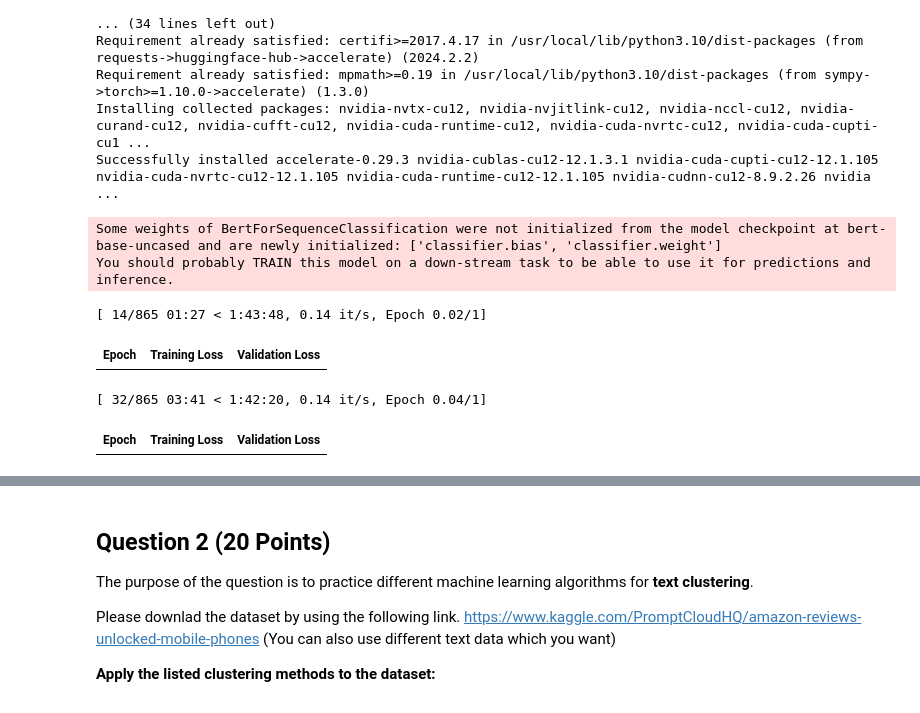
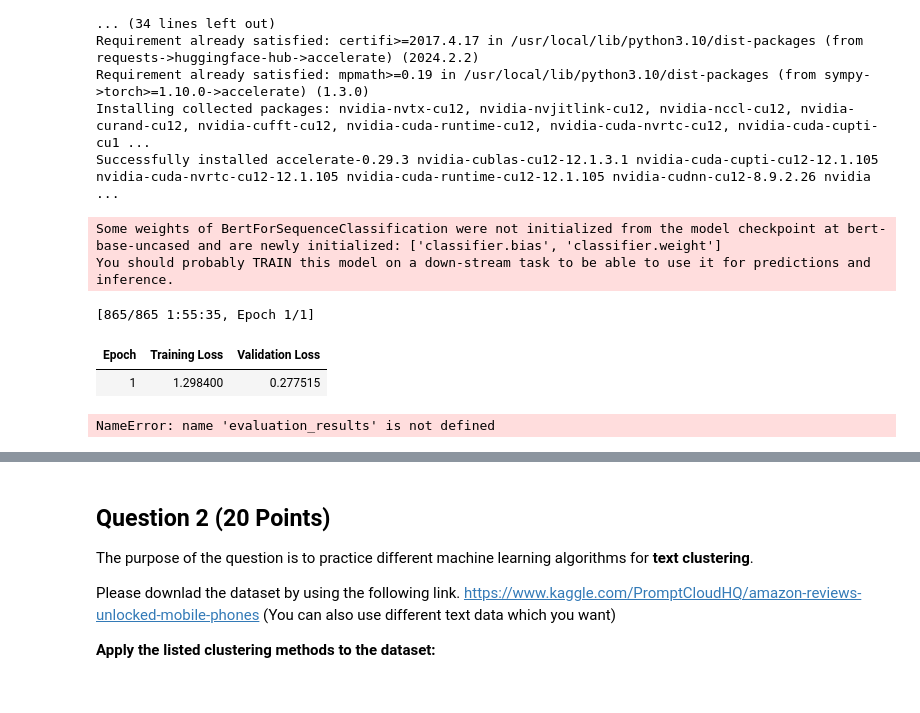
Before and after one commit to vicky1402/Spring_Info5731, a Jupyter notebook: Rampelli_vivekraj_Exercise_5.ipynb, the cells around one changed output, grey strips where cells are left out. Saved outputs shown, nothing was run; the diff lists cells and outputs as text; code cells hidden in the pictures.

```diff
--- a/Rampelli_vivekraj_Exercise_5.ipynb
+++ b/Rampelli_vivekraj_Exercise_5.ipynb
@@ -368,64 +368,33 @@ class TextDataset(Dataset):
 # Prepare datasets
 train_dataset = TextDataset(train_reviews, train_labels_tensor, tokenizer)
 test_dataset = TextDataset(test_reviews, test_labels_tensor, tokenizer)
 
 # Set up training arguments
 training_args = TrainingArguments(
     output_dir='./results',
     num_train_epochs=1,  # Ensure at least one full pass over the data
     per_device_train_batch_size=8,
     per_device_eval_batch_size=16,
     warmup_steps=50,  # Reduced to better fit smaller datasets
     weight_decay=0.01,
     logging_dir='./logs',
     evaluation_strategy="epoch"  # Change to evaluate at the end of each epoch
 )
 
 # Initialize Trainer
 trainer = Trainer(
     model=model,
     args=training_args,
     train_dataset=train_dataset,
     eval_dataset=test_dataset
 )
 
 # Train and evaluate
 trainer.train()
-
-
-
-results = {
-    'BERT': {
-        'Accuracy': evaluation_results.get('eval_accuracy', 0),
-        'Recall': evaluation_results.get('eval_recall', 0),
-        'Precision': evaluation_results.get('eval_precision', 0),
-        'F1 Score': evaluation_results.get('eval_f1', 0)
-    }
-}
-
-# Get predictions for the test dataset
-predictions = trainer.predict(test_dataset)
-
-# Extract predicted labels and true labels, and convert them to numpy arrays
-predicted_labels = predictions.predictions.argmax(axis=1)
-true_labels = test_labels_tensor.numpy()
-
-# Calculate evaluation metrics
-accuracy = accuracy_score(true_labels, predicted_labels)
-precision = precision_score(true_labels, predicted_labels, zero_division=0)
-recall = recall_score(true_labels, predicted_labels, zero_division=0)
-f1 = f1_score(true_labels, predicted_labels, zero_division=0)
-
-# Print evaluation metrics
-print("BERT Test Metrics:")
-print(f"Accuracy: {accuracy}")
-print(f"Precision: {precision}")
-print(f"Recall: {recall}")
-print(f"F1 Score: {f1}")
 # %% [output]
 Some weights of BertForSequenceClassification were not initialized from the model checkpoint at bert-base-uncased and are newly initialized: ['classifier.bias', 'classifier.weight']
 You should probably TRAIN this model on a down-stream task to be able to use it for predictions and inference.
-[ 14/865 01:27 < 1:43:48, 0.14 it/s, Epoch 0.02/1]
+[865/865 1:55:35, Epoch 1/1]
 | Epoch | Training Loss | Validation Loss |
+| 1 | 1.298400 | 0.277515 |
-[ 32/865 03:41 < 1:42:20, 0.14 it/s, Epoch 0.04/1]
+NameError: name 'evaluation_results' is not defined
-| Epoch | Training Loss | Validation Loss |
```
Also changed, not shown: parts of 1 cell of this notebook.
